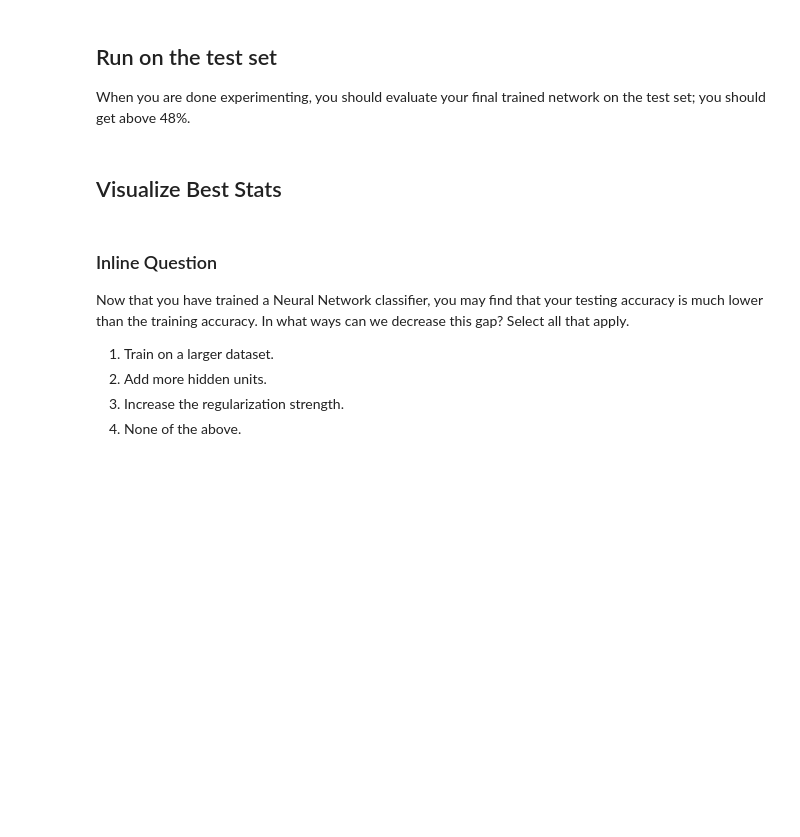
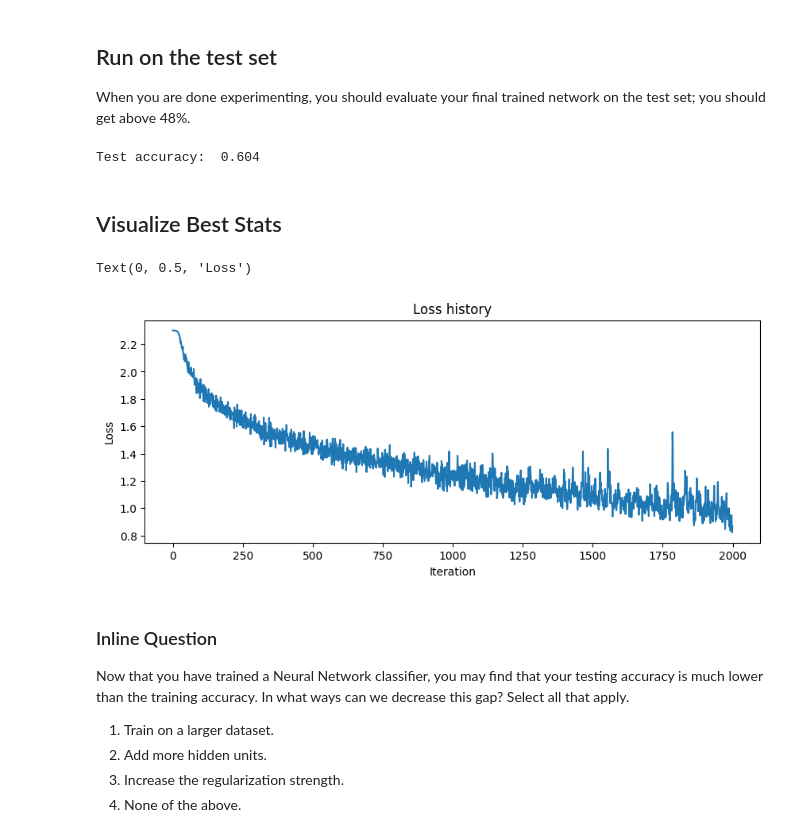
Before and after one commit to dscer/DS6050_Assignment_1, a Jupyter notebook: ybt7qf_assignment_1_ann.ipynb, the cells around one changed output. Cells and saved outputs as stored; diff of their text form; code cells hidden in the pictures; blank space fills up the shorter version.

```diff
--- a/ybt7qf_assignment_1_ann.ipynb
+++ b/ybt7qf_assignment_1_ann.ipynb
@@ -120,7 +120,7 @@ class TwoLayerNeuralNetwork(object):
         data_loss = np.sum(correct_log_probs) / N
 
         # Calculate the L2 regularization loss
-        reg_loss = 0.5 * reg * (np.sum(W1 * W1) + np.sum(W2 * W2))
+        reg_loss = reg * (np.sum(W1 * W1) + np.sum(W2 * W2))
 
         # Total loss is the sum of data loss and regularization loss
         loss = data_loss + reg_loss
@@ -144,12 +144,15 @@ class TwoLayerNeuralNetwork(object):
         dscores = a2
         dscores[range(N), y] -= 1
         dscores /= N
-        # Add the regularization gradient to the weights gradients
+
+        # Gradient of the hidden layer weights (W2) and biases (b2)
         dW2 = np.dot(a1.T, dscores)
         db2 = np.sum(dscores, axis=0)
-        # Gradient of the hidden layer (ReLU activation)
+
+        # Backpropagate gradient (ReLU activation)
         dhidden = np.dot(dscores, W2.T)
         dhidden[z1 <= 0] = 0
+
         # Gradient of the first layer weights (W1) and biases (b1)
         dW1 = np.dot(X.T, dhidden)
         db1 = np.sum(dhidden, axis=0)
@@ -525,13 +527,11 @@ Implement the rest of the function. This will compute the gradient of the loss w
 # If your implementation is correct, the difference between the numeric and
 # analytic gradients should be less than 1e-8 for each of W1, W2, b1, and b2.
 
-#loss, grads = myNeuralNetwork.loss(X, y, reg=0.05)
-loss, grads = myNeuralNetwork.loss(X, y, reg=0.1)
+loss, grads = myNeuralNetwork.loss(X, y, reg=0.05)
 
 # these should all be less than 1e-8 or so
 for param_name in grads:
-    #f = lambda W: myNeuralNetwork.loss(X, y, reg=0.05)[0]
-    f = lambda W: myNeuralNetwork.loss(X, y, reg=0.1)[0]
+    f = lambda W: myNeuralNetwork.loss(X, y, reg=0.05)[0]
     param_grad_num = eval_numerical_gradient(f, myNeuralNetwork.params[param_name], verbose=False)
     print('%s max relative error: %e' % (param_name, rel_error(param_grad_num, grads[param_name])))
 # %% [output]
@@ -802,7 +802,7 @@ iters = 2000
 learning_rates = [1e-2, 1e-3, 1e-4]
 learning_rate_decays = [0.95]
 regularization_strengths = [1e-1, 1e-2, 1e-3, 1e-4]
-batch_sizes = [200, 400, 800]
+batch_sizes = [128, 256, 512]
 hidden_sizes = [80, 160, 320]
 
 params = [learning_rates, learning_rate_decays, regularization_strengths, batch_sizes, hidden_sizes]
@@ -847,24 +855,29 @@ When you are done experimenting, you should evaluate your final trained network
 # %%
 test_acc = (best_net.predict(X_test) == y_test).mean()
 print('Test accuracy: ', test_acc)
+# %% [output]
+Test accuracy:  0.604
 # %% [markdown]
 ## Visualize Best Stats
 # %%
 # Plot the loss function and train / validation accuracies
 plt.subplot(2, 1, 1)
 plt.plot(best_stats['loss_history'])
 plt.title('Loss history')
 plt.xlabel('Iteration')
 plt.ylabel('Loss')
 
-plt.subplot(2, 1, 2)
-plt.plot(best_stats['train_acc_history'], label='train')
-plt.plot(best_stats['val_acc_history'], label='val')
-plt.title('Classification accuracy history')
-plt.xlabel('Epoch')
-plt.ylabel('Classification accuracy')
-plt.legend()
-plt.show()
+# plt.subplot(2, 1, 2)
+# plt.plot(best_stats['train_acc_history'], label='train')
+# plt.plot(best_stats['val_acc_history'], label='val')
+# plt.title('Classification accuracy history')
+# plt.xlabel('Epoch')
+# plt.ylabel('Classification accuracy')
+# plt.legend()
+# plt.show()
+# %% [output]
+Text(0, 0.5, 'Loss')
+[figure, added]
 # %% [markdown]
 ### Inline Question
 
```
Also changed, not shown: parts of 7 cells of this notebook.
